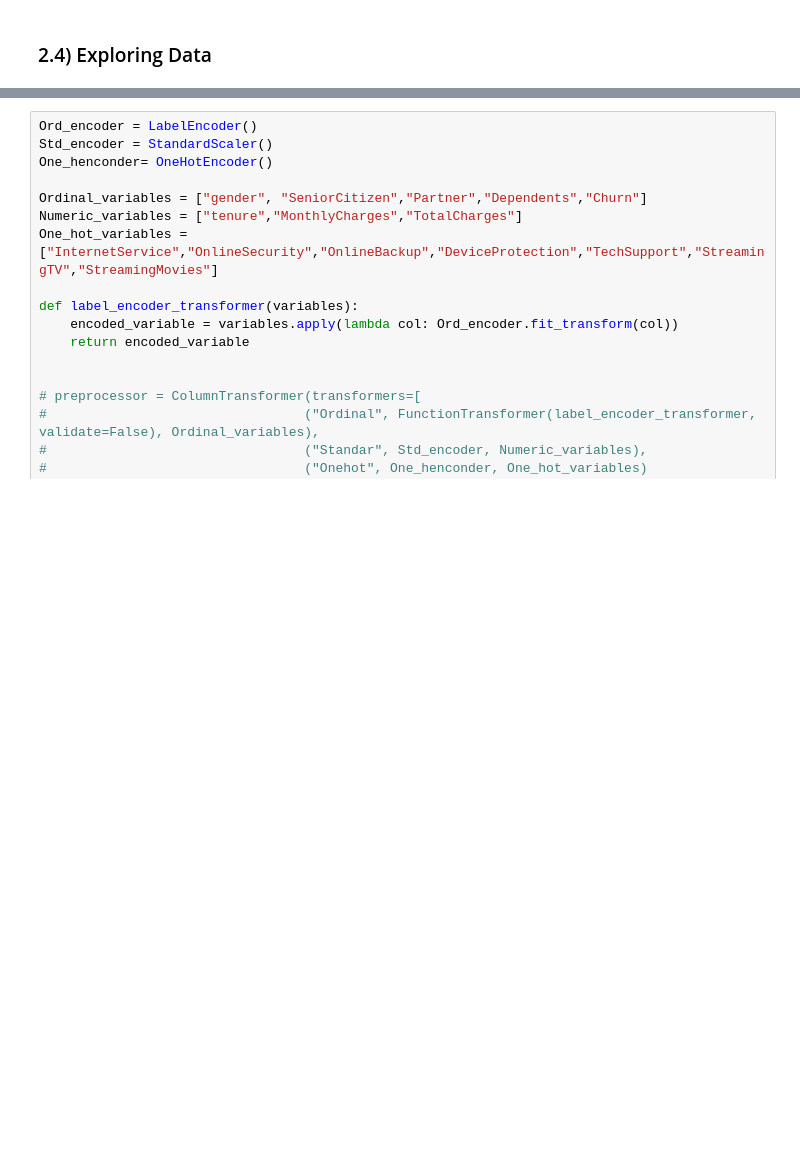
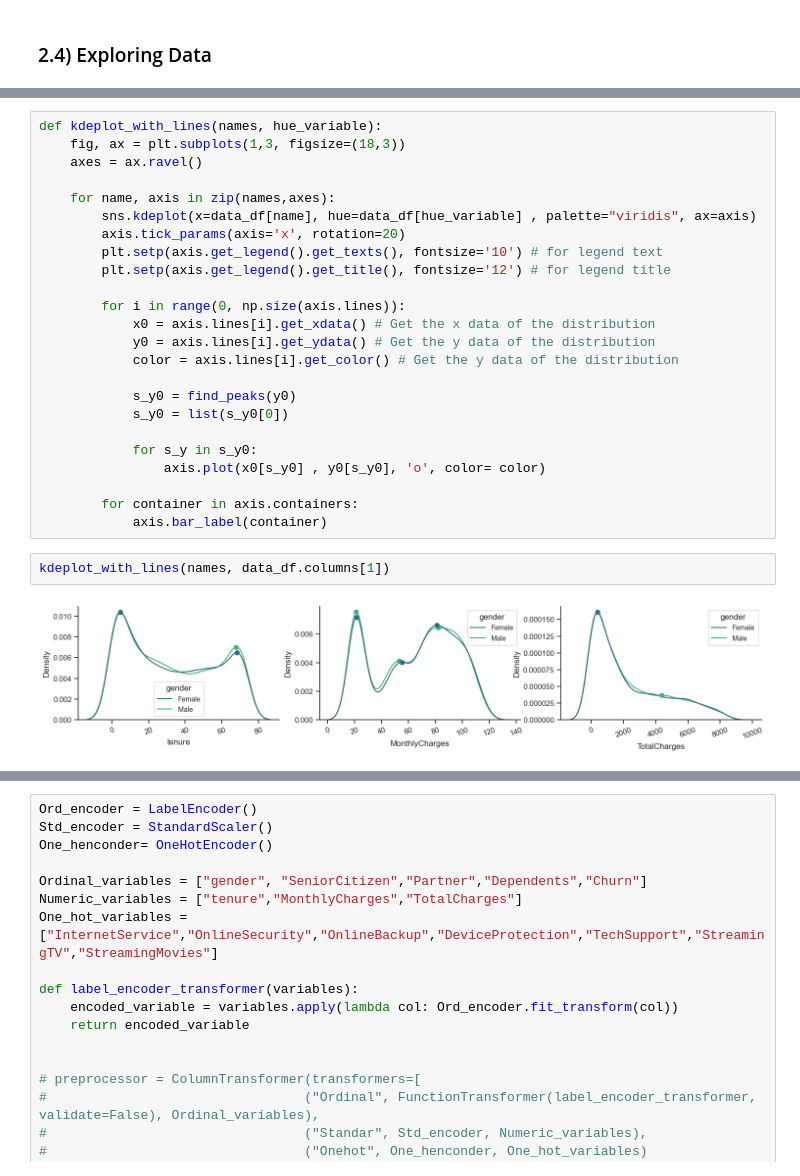
Before and after one commit to fbrownp/ml-churn, a Jupyter notebook: research/EDA_churn_analysis.ipynb, the cells around one changed output, grey strips where cells are left out. Saved outputs shown, nothing was run; the diff lists cells and outputs as text; blank space fills up the shorter version.

```diff
--- a/research/EDA_churn_analysis.ipynb
+++ b/research/EDA_churn_analysis.ipynb
@@ -168,0 +202,28 @@ plt.tight_layout()
+# %%
+def kdeplot_with_lines(names, hue_variable):
+    fig, ax = plt.subplots(1,3, figsize=(18,3))
+    axes = ax.ravel()
+
+    for name, axis in zip(names,axes):
+        sns.kdeplot(x=data_df[name], hue=data_df[hue_variable] , palette="viridis", ax=axis)
+        axis.tick_params(axis='x', rotation=20)
+        plt.setp(axis.get_legend().get_texts(), fontsize='10') # for legend text
+        plt.setp(axis.get_legend().get_title(), fontsize='12') # for legend title
+
+        for i in range(0, np.size(axis.lines)):
+            x0 = axis.lines[i].get_xdata() # Get the x data of the distribution
+            y0 = axis.lines[i].get_ydata() # Get the y data of the distribution
+            color = axis.lines[i].get_color() # Get the y data of the distribution
+
+            s_y0 = find_peaks(y0)
+            s_y0 = list(s_y0[0])
+
+            for s_y in s_y0:
+                axis.plot(x0[s_y0] , y0[s_y0], 'o', color= color)
+
+        for container in axis.containers:
+            axis.bar_label(container)
+# %%
+kdeplot_with_lines(names, data_df.columns[1])
+# %% [output]
+[figure, added]
```
Also changed, not shown: parts of 92 cells of this notebook, 1 other file.
